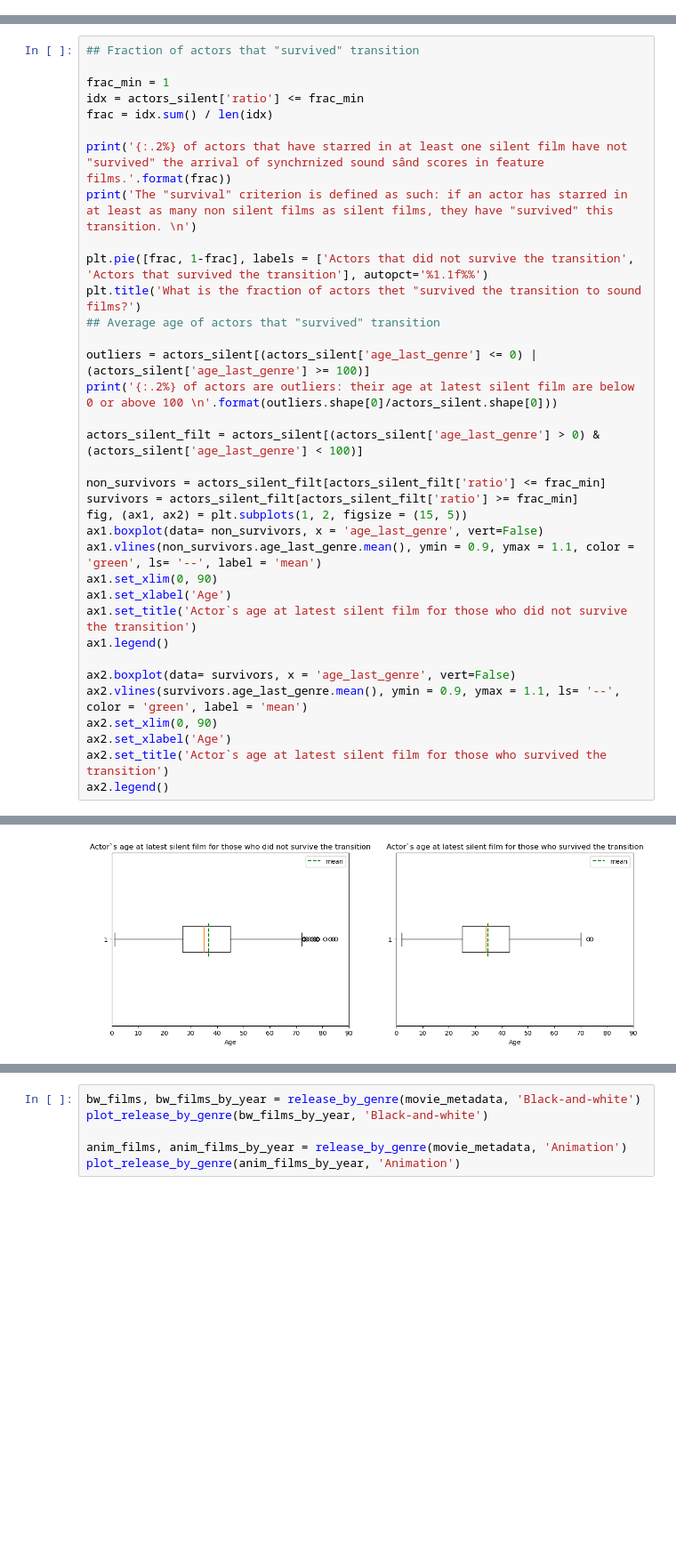
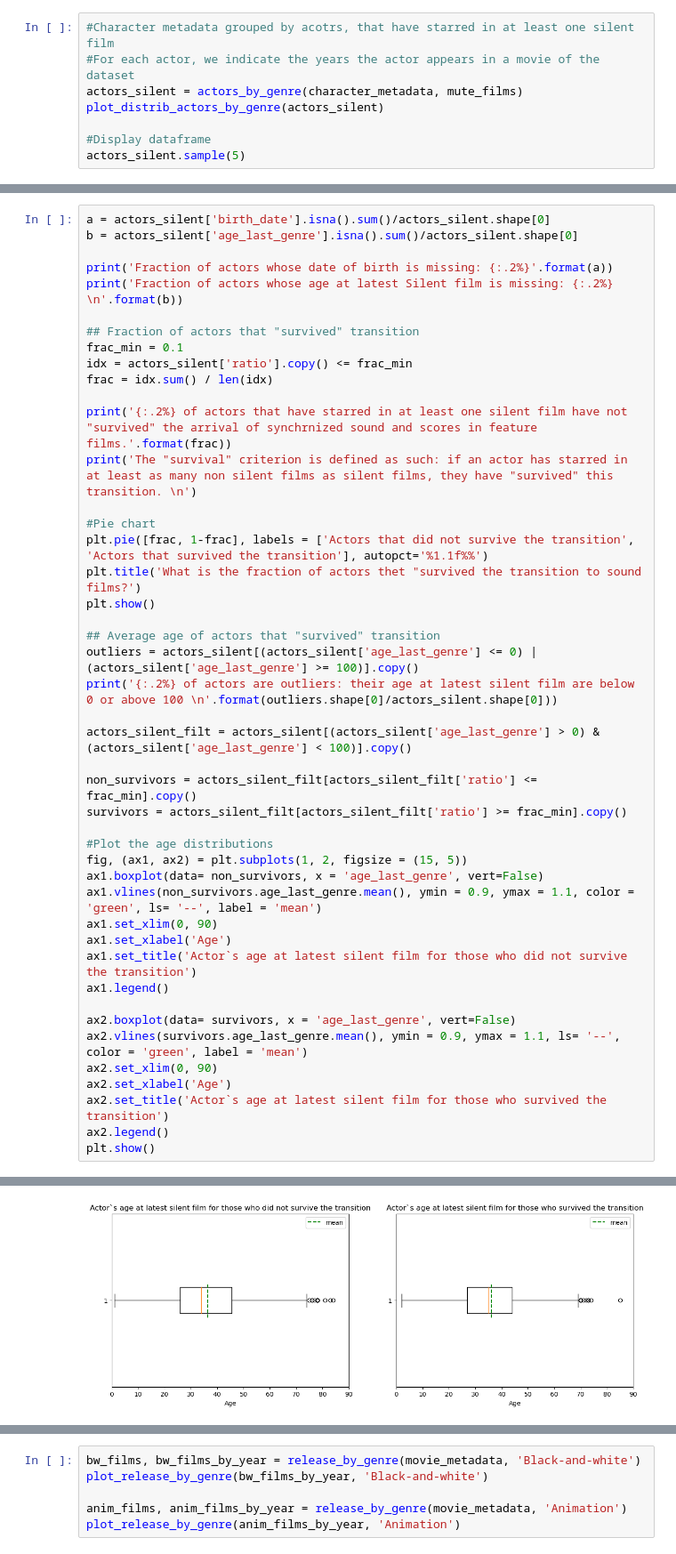
Before and after one commit to epfl-ada/ada-2023-project-adacalypse, a Jupyter notebook: code/actors_career_arc.ipynb, the cells around one changed output, grey strips where cells are left out. Shown: that part at 89% size. Drawn from its saved outputs; the diff is of its cells as text; blank space fills up the shorter version.

```diff
--- a/code/actors_career_arc.ipynb
+++ b/code/actors_career_arc.ipynb
@@ -172,0 +192,8 @@ plot_distrib_actors_by_genre(actors_silent)
+# %%
+#Character metadata grouped by acotrs, that have starred in at least one silent film
+#For each actor, we indicate the years the actor appears in a movie of the dataset
+actors_silent = actors_by_genre(character_metadata, mute_films)
+plot_distrib_actors_by_genre(actors_silent)
+
+#Display dataframe
+actors_silent.sample(5)
@@ -250,24 +295,33 @@ Fraction of actors whose age at latest Silent film is missing: 34.81%
 # %%
+a = actors_silent['birth_date'].isna().sum()/actors_silent.shape[0]
+b = actors_silent['age_last_genre'].isna().sum()/actors_silent.shape[0]
+
+print('Fraction of actors whose date of birth is missing: {:.2%}'.format(a))
+print('Fraction of actors whose age at latest Silent film is missing: {:.2%} \n'.format(b))
+
 ## Fraction of actors that "survived" transition
-
-frac_min = 1
-idx = actors_silent['ratio'] <= frac_min
+frac_min = 0.1
+idx = actors_silent['ratio'].copy() <= frac_min
 frac = idx.sum() / len(idx)
 
-print('{:.2%} of actors that have starred in at least one silent film have not "survived" the arrival of synchrnized sound sând scores in feature films.'.format(frac))
+print('{:.2%} of actors that have starred in at least one silent film have not "survived" the arrival of synchrnized sound and scores in feature films.'.format(frac))
 print('The "survival" criterion is defined as such: if an actor has starred in at least as many non silent films as silent films, they have "survived" this transition. \n')
 
+#Pie chart
 plt.pie([frac, 1-frac], labels = ['Actors that did not survive the transition', 'Actors that survived the transition'], autopct='%1.1f%%')
 plt.title('What is the fraction of actors thet "survived the transition to sound films?')
+plt.show()
+
 ## Average age of actors that "survived" transition
-
-outliers = actors_silent[(actors_silent['age_last_genre'] <= 0) | (actors_silent['age_last_genre'] >= 100)]
+outliers = actors_silent[(actors_silent['age_last_genre'] <= 0) | (actors_silent['age_last_genre'] >= 100)].copy()
 print('{:.2%} of actors are outliers: their age at latest silent film are below 0 or above 100 \n'.format(outliers.shape[0]/actors_silent.shape[0]))
 
-actors_silent_filt = actors_silent[(actors_silent['age_last_genre'] > 0) & (actors_silent['age_last_genre'] < 100)]
+actors_silent_filt = actors_silent[(actors_silent['age_last_genre'] > 0) & (actors_silent['age_last_genre'] < 100)].copy()
 
-non_survivors = actors_silent_filt[actors_silent_filt['ratio'] <= frac_min]
-survivors = actors_silent_filt[actors_silent_filt['ratio'] >= frac_min]
+non_survivors = actors_silent_filt[actors_silent_filt['ratio'] <= frac_min].copy()
+survivors = actors_silent_filt[actors_silent_filt['ratio'] >= frac_min].copy()
+
+#Plot the age distributions
 fig, (ax1, ax2) = plt.subplots(1, 2, figsize = (15, 5))
 ax1.boxplot(data= non_survivors, x = 'age_last_genre', vert=False)
 ax1.vlines(non_survivors.age_last_genre.mean(), ymin = 0.9, ymax = 1.1, color = 'green', ls= '--', label = 'mean')
@@ -282,4 +336,5 @@ ax2.set_xlim(0, 90)
 ax2.set_xlabel('Age')
 ax2.set_title('Actor`s age at latest silent film for those who survived the transition')
 ax2.legend()
+plt.show()
 # %% [output]
@@ -292 +349 @@ The "survival" criterion is defined as such: if an actor has starred in at least
-[figure, old version]
+[figure, new version]
```
Also changed, not shown: parts of 21 cells of this notebook, 1 other file.
